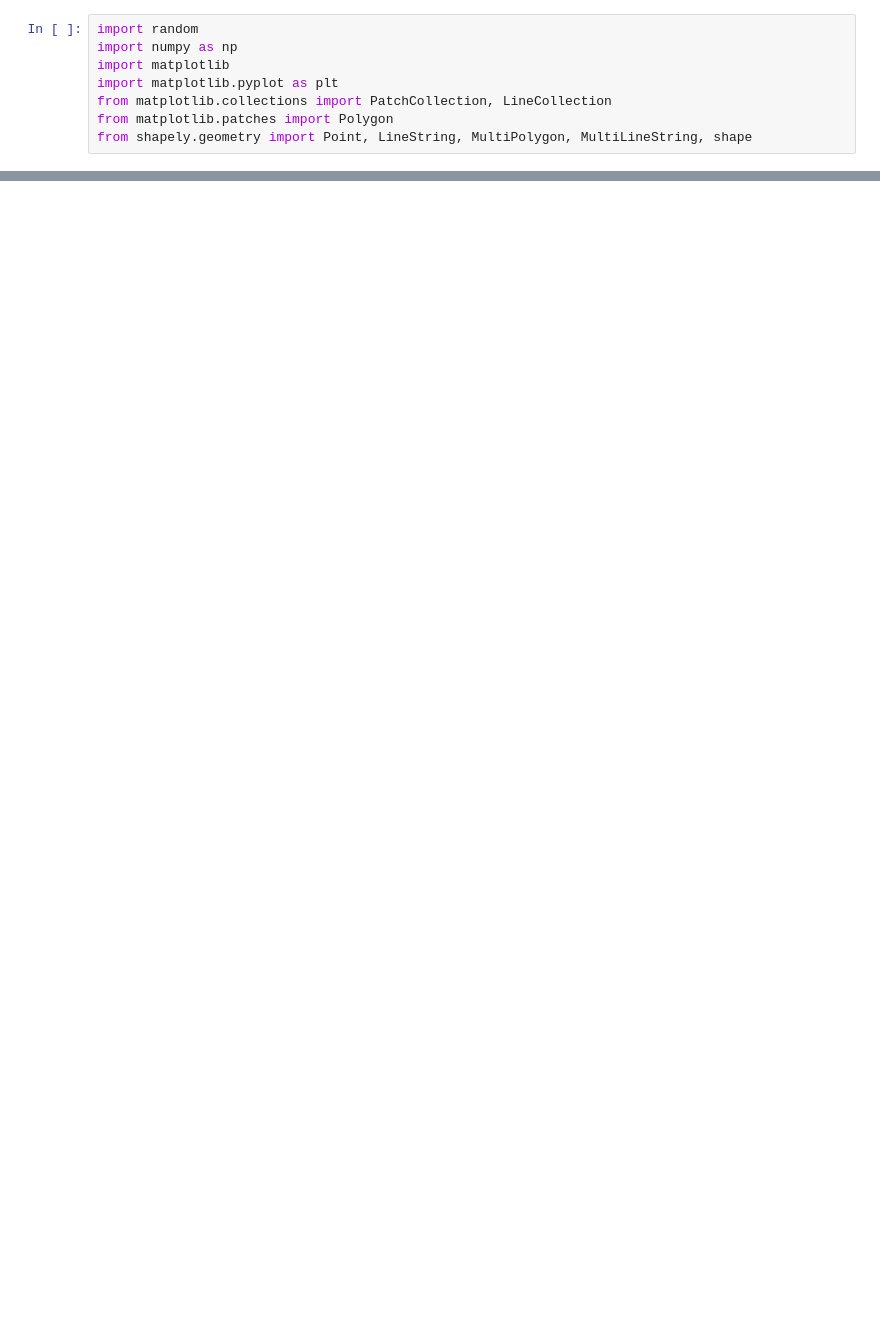
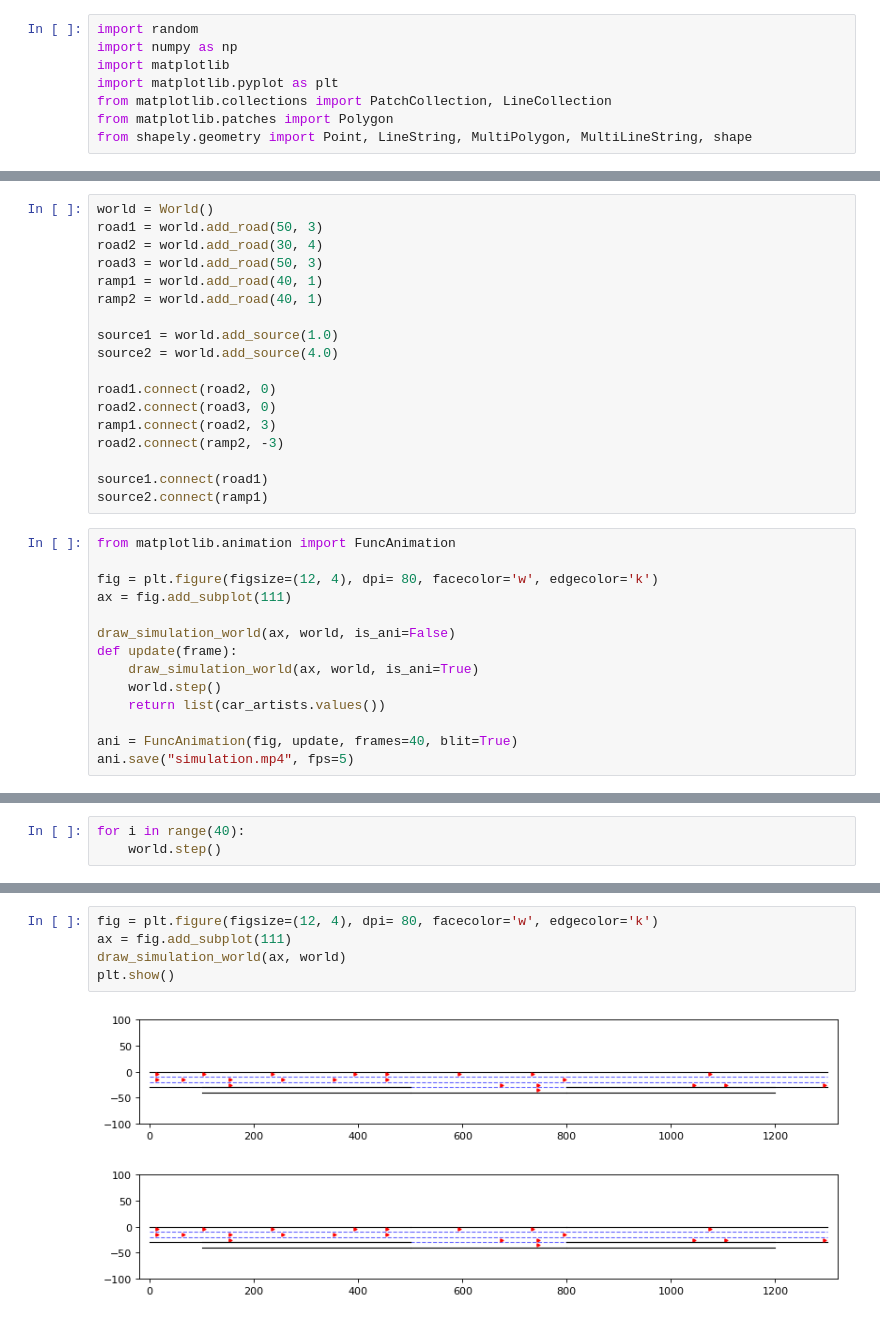
Before and after one commit to xiongyaohua/bachelorarbeit, a Jupyter notebook: Liao/廖.ipynb, the cells around one changed output, grey strips where cells are left out. Saved outputs shown, nothing was run; the diff lists cells and outputs as text; blank space fills up the shorter version.

```diff
--- a/Liao/廖.ipynb
+++ b/Liao/廖.ipynb
@@ -105,0 +291,32 @@ np.random.exponential(2, 1000).mean()
+# %%
+world = World()
+road1 = world.add_road(50, 3)
+road2 = world.add_road(30, 4)
+road3 = world.add_road(50, 3)
+ramp1 = world.add_road(40, 1)
+ramp2 = world.add_road(40, 1)
+
+source1 = world.add_source(1.0)
+source2 = world.add_source(4.0)
+
+road1.connect(road2, 0)
+road2.connect(road3, 0)
+ramp1.connect(road2, 3)
+road2.connect(ramp2, -3)
+
+source1.connect(road1)
+source2.connect(ramp1)
+# %%
+from matplotlib.animation import FuncAnimation
+
+fig = plt.figure(figsize=(12, 4), dpi= 80, facecolor='w', edgecolor='k')
+ax = fig.add_subplot(111)
+
+draw_simulation_world(ax, world, is_ani=False)
+def update(frame):
+    draw_simulation_world(ax, world, is_ani=True)
+    world.step()
+    return list(car_artists.values())
+
+ani = FuncAnimation(fig, update, frames=40, blit=True)
+ani.save("simulation.mp4", fps=5)
@@ -105,0 +341,3 @@ np.random.exponential(2, 1000).mean()
+# %%
+for i in range(40):
+    world.step()
@@ -105,0 +362,8 @@ np.random.exponential(2, 1000).mean()
+# %%
+fig = plt.figure(figsize=(12, 4), dpi= 80, facecolor='w', edgecolor='k')
+ax = fig.add_subplot(111)
+draw_simulation_world(ax, world)
+plt.show()
+# %% [output]
+[figure, added]
+[figure, added]
```
Also changed, not shown: parts of 11 cells of this notebook, 1 other file.
